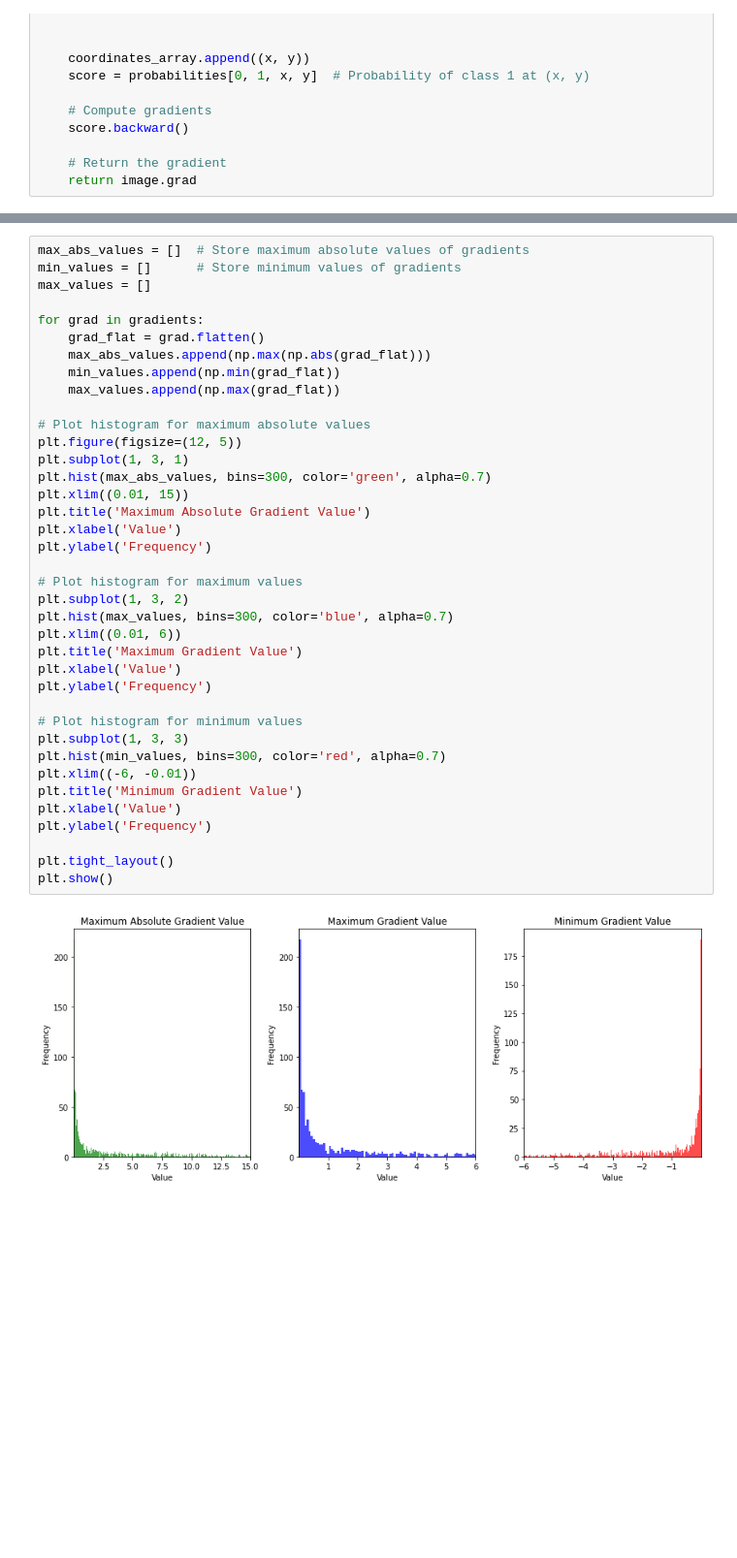
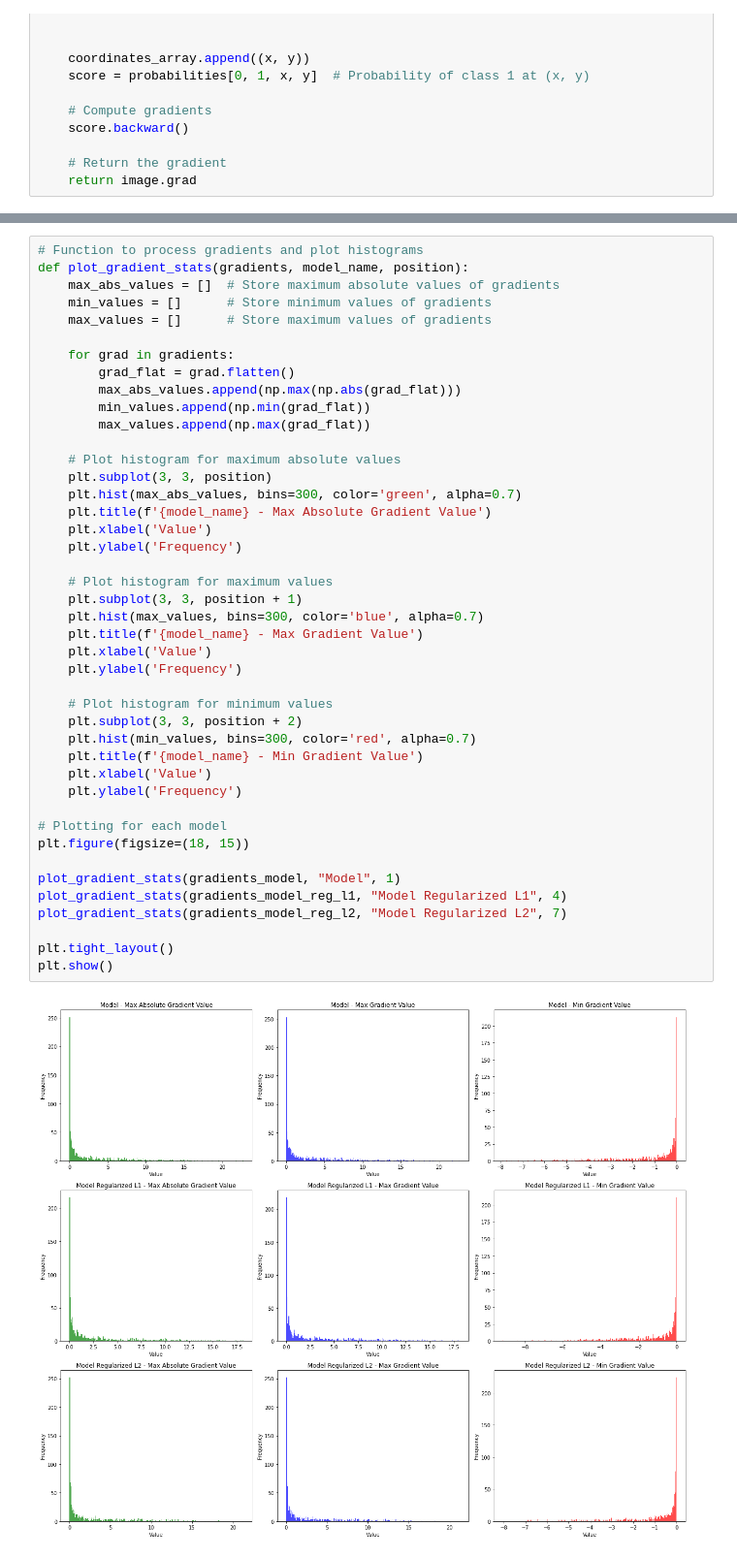
Before and after one commit to CarlosFontaneli/interpreting-neural-networks, a Jupyter notebook: experiments/vess_map_gradient_probabilities_analysis.ipynb, the cells around one changed output, grey strips where cells are left out. Shown: that part at 97% size. Saved outputs shown, nothing was run; the diff lists cells and outputs as text; blank space fills up the shorter version.

```diff
--- a/experiments/vess_map_gradient_probabilities_analysis.ipynb
+++ b/experiments/vess_map_gradient_probabilities_analysis.ipynb
@@ -181,41 +208,46 @@ plt.show()
 # %%
-max_abs_values = []  # Store maximum absolute values of gradients
-min_values = []      # Store minimum values of gradients
-max_values = []
+# Function to process gradients and plot histograms
+def plot_gradient_stats(gradients, model_name, position):
+    max_abs_values = []  # Store maximum absolute values of gradients
+    min_values = []      # Store minimum values of gradients
+    max_values = []      # Store maximum values of gradients
 
-for grad in gradients:
-    grad_flat = grad.flatten()
-    max_abs_values.append(np.max(np.abs(grad_flat)))
-    min_values.append(np.min(grad_flat))
-    max_values.append(np.max(grad_flat))
+    for grad in gradients:
+        grad_flat = grad.flatten()
+        max_abs_values.append(np.max(np.abs(grad_flat)))
+        min_values.append(np.min(grad_flat))
+        max_values.append(np.max(grad_flat))
 
-# Plot histogram for maximum absolute values
-plt.figure(figsize=(12, 5))
-plt.subplot(1, 3, 1)
-plt.hist(max_abs_values, bins=300, color='green', alpha=0.7)
-plt.xlim((0.01, 15))
-plt.title('Maximum Absolute Gradient Value')
-plt.xlabel('Value')
-plt.ylabel('Frequency')
+    # Plot histogram for maximum absolute values
+    plt.subplot(3, 3, position)
+    plt.hist(max_abs_values, bins=300, color='green', alpha=0.7)
+    plt.title(f'{model_name} - Max Absolute Gradient Value')
+    plt.xlabel('Value')
+    plt.ylabel('Frequency')
 
-# Plot histogram for maximum values
-plt.subplot(1, 3, 2)
-plt.hist(max_values, bins=300, color='blue', alpha=0.7)
-plt.xlim((0.01, 6))
-plt.title('Maximum Gradient Value')
-plt.xlabel('Value')
-plt.ylabel('Frequency')
+    # Plot histogram for maximum values
+    plt.subplot(3, 3, position + 1)
+    plt.hist(max_values, bins=300, color='blue', alpha=0.7)
+    plt.title(f'{model_name} - Max Gradient Value')
+    plt.xlabel('Value')
+    plt.ylabel('Frequency')
 
-# Plot histogram for minimum values
-plt.subplot(1, 3, 3)
-plt.hist(min_values, bins=300, color='red', alpha=0.7)
-plt.xlim((-6, -0.01))
-plt.title('Minimum Gradient Value')
-plt.xlabel('Value')
-plt.ylabel('Frequency')
+    # Plot histogram for minimum values
+    plt.subplot(3, 3, position + 2)
+    plt.hist(min_values, bins=300, color='red', alpha=0.7)
+    plt.title(f'{model_name} - Min Gradient Value')
+    plt.xlabel('Value')
+    plt.ylabel('Frequency')
+
+# Plotting for each model
+plt.figure(figsize=(18, 15))
+
+plot_gradient_stats(gradients_model, "Model", 1)
+plot_gradient_stats(gradients_model_reg_l1, "Model Regularized L1", 4)
+plot_gradient_stats(gradients_model_reg_l2, "Model Regularized L2", 7)
 
 plt.tight_layout()
 plt.show()
 # %% [output]
-[figure, old version]
+[figure, new version]
 # %%
```
Also changed, not shown: parts of 5 cells of this notebook.
